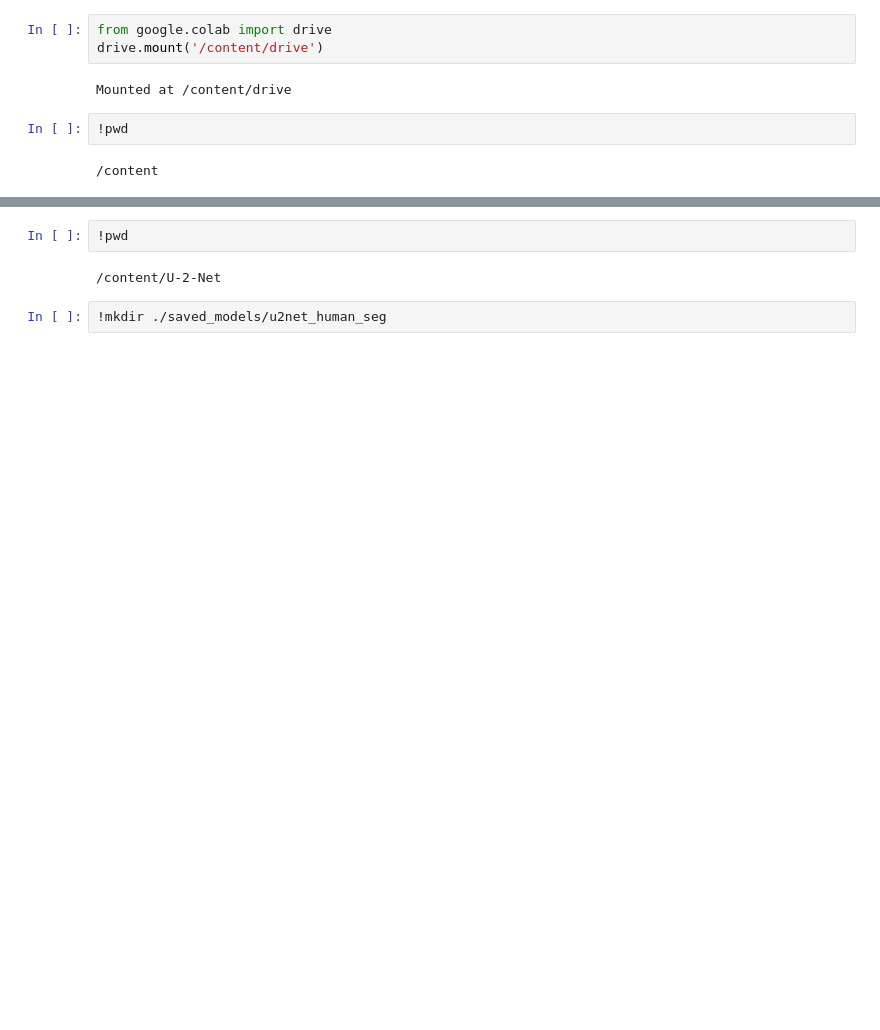
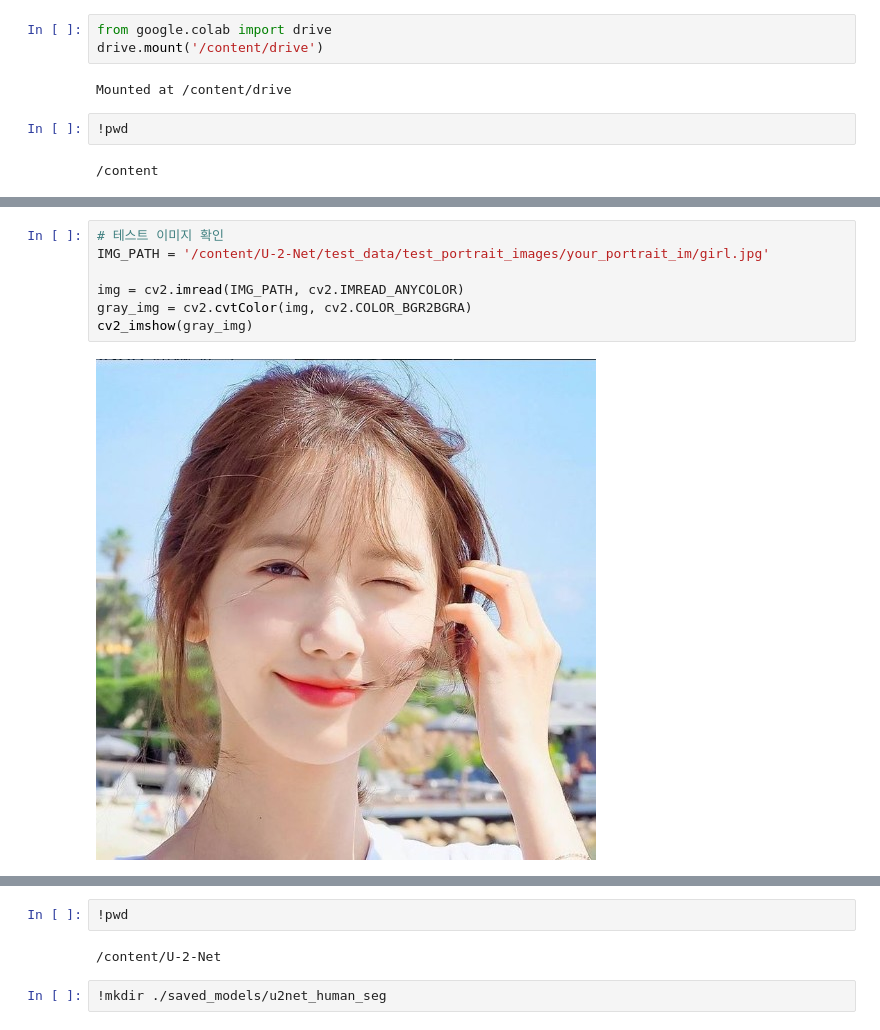
Before and after one commit to K-107/exercise, a Jupyter notebook: U2net.ipynb, the cells around one changed output, grey strips where cells are left out. Cells and saved outputs as stored; diff of their text form; blank space fills up the shorter version.

```diff
--- a/U2net.ipynb
+++ b/U2net.ipynb
@@ -30,3 +62,12 @@ Mounted at /content/drive
+# %%
+# 테스트 이미지 확인
+IMG_PATH = '/content/U-2-Net/test_data/test_portrait_images/your_portrait_im/girl.jpg'
+
+img = cv2.imread(IMG_PATH, cv2.IMREAD_ANYCOLOR)
+gray_img = cv2.cvtColor(img, cv2.COLOR_BGR2BGRA)
+cv2_imshow(gray_img)
+# %% [output]
+[figure, added]
 # %%
 !python u2net_portrait_composite.py -s 100 -a 0.1
 # %% [output]
```
Also changed, not shown: parts of 47 cells of this notebook.
